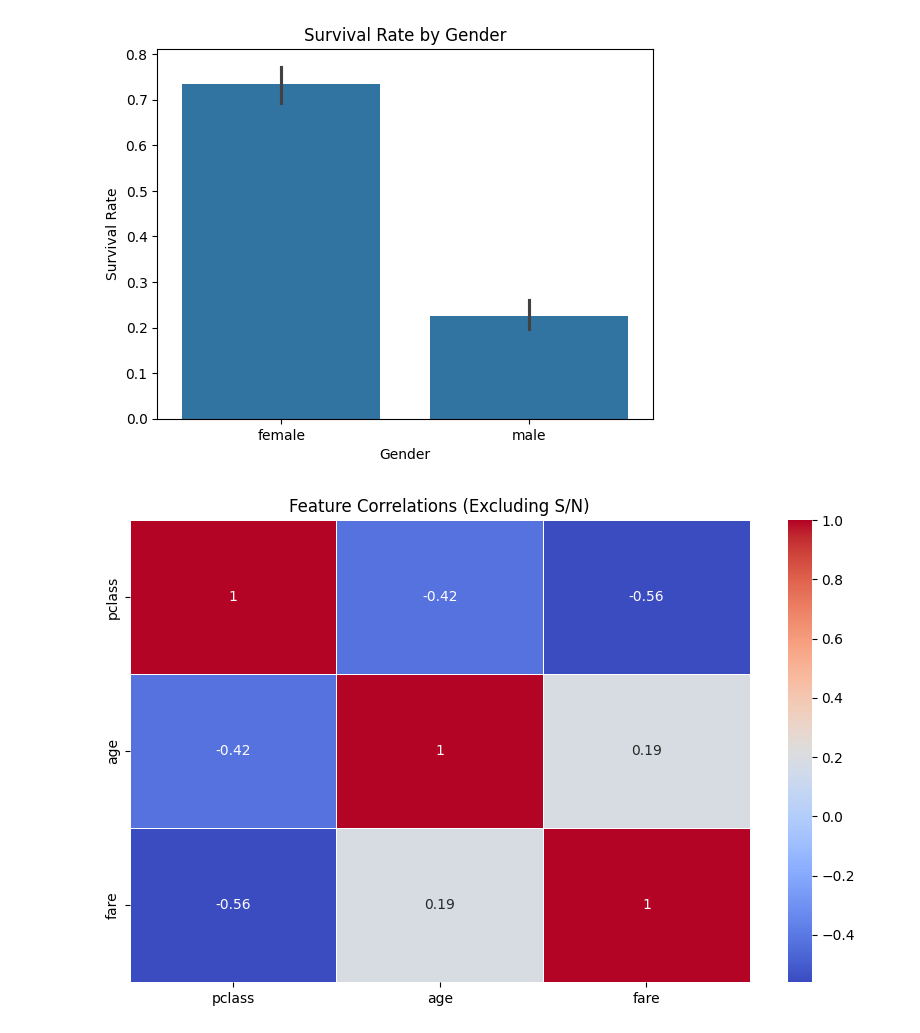
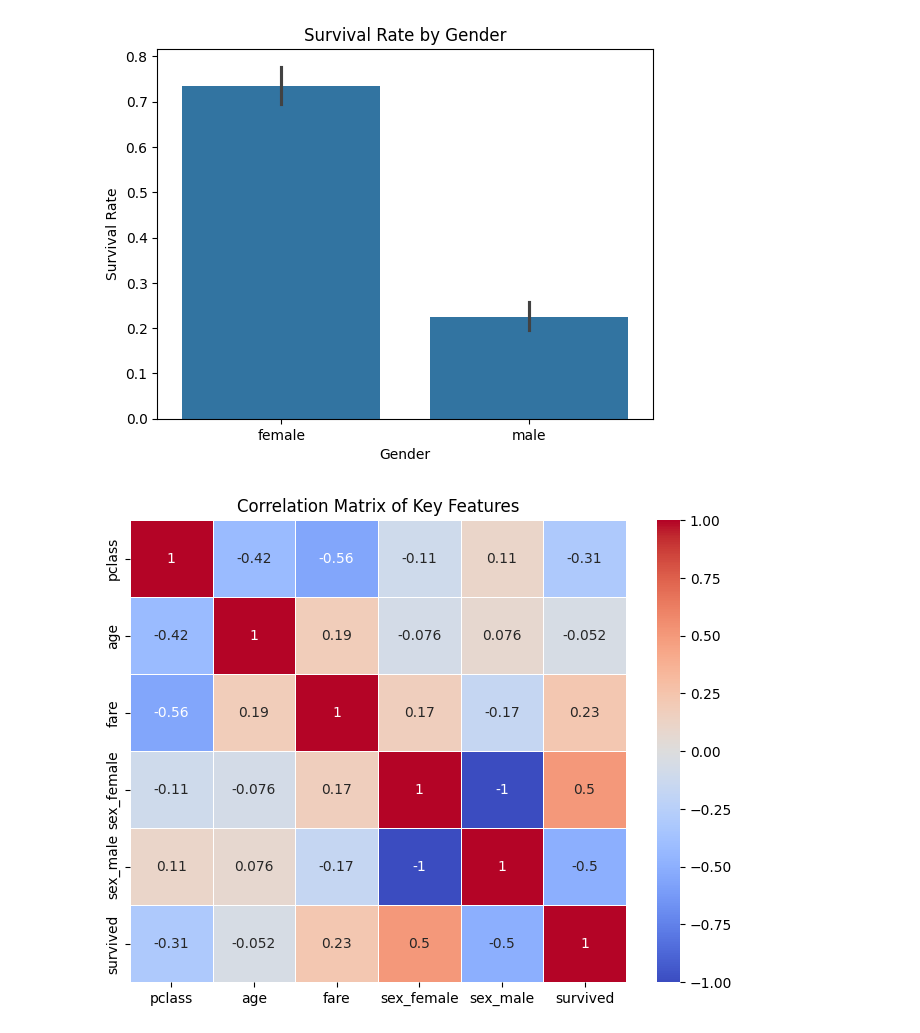
Before and after one commit to Em-White25/Group2_Week1_Project, a Jupyter notebook: notebooks/eda_notebook.ipynb, the cells around one changed output. Cells and saved outputs as stored; diff of their text form; code cells hidden in the pictures.

Commit message:
Updated EDA notebook with correlation analysis and survival plots

```diff
--- a/notebooks/eda_notebook.ipynb
+++ b/notebooks/eda_notebook.ipynb
@@ -153,29 +154,30 @@ Passing `palette` without assigning `hue` is deprecated and will be removed in v
 [figure]
 # %%
-# Plotting survival distribution by sex
+# Recreating the original 'sex' column based on the 'sex_female' column
+# If 'sex_female' is 1, then the person is female; otherwise, male
+df['sex'] = df['sex_female'].apply(lambda x: 'female' if x == 1 else 'male')
+
+# Plotting a bar chart to show the average survival rate for each gender
 sns.barplot(x='sex', y='survived', data=df)
 
-# Adding title and labels
+# Add a title and axis labels for clarity
 plt.title("Survival Rate by Gender")
 plt.xlabel("Gender")
 plt.ylabel("Survival Rate")
 
-# Show the plot
+# Display the plot
 plt.show()
 # %% [output]
 [figure]
 # %%
-# Select only numeric columns
-numeric_df = df.select_dtypes(include=[np.number])
+# Selecting only relevant columns for EDA
+eda_features = ['pclass', 'age', 'fare', 'sex_female', 'sex_male', 'survived']
+eda_df = df[eda_features]
 
-# Drop 'S/N' if it exists
-if 'S/N' in numeric_df.columns:
-    numeric_df = numeric_df.drop(columns=['S/N'])
-
-# Calculate and plot the correlation matrix
-plt.figure(figsize=(10, 6))
-sns.heatmap(numeric_df.corr(), annot=True, cmap="coolwarm", linewidths=0.5)
-plt.title("Feature Correlations (Excluding S/N)")
+# Generate and plot the correlation matrix
+plt.figure(figsize=(8, 6))
+sns.heatmap(eda_df.corr(), annot=True, cmap="coolwarm", linewidths=0.5)
+plt.title("Correlation Matrix of Key Features")
 plt.show()
 # %% [output]
-[figure, old version]
+[figure, new version]
```
Also changed, not shown: parts of 5 cells of this notebook, 1 other file.
